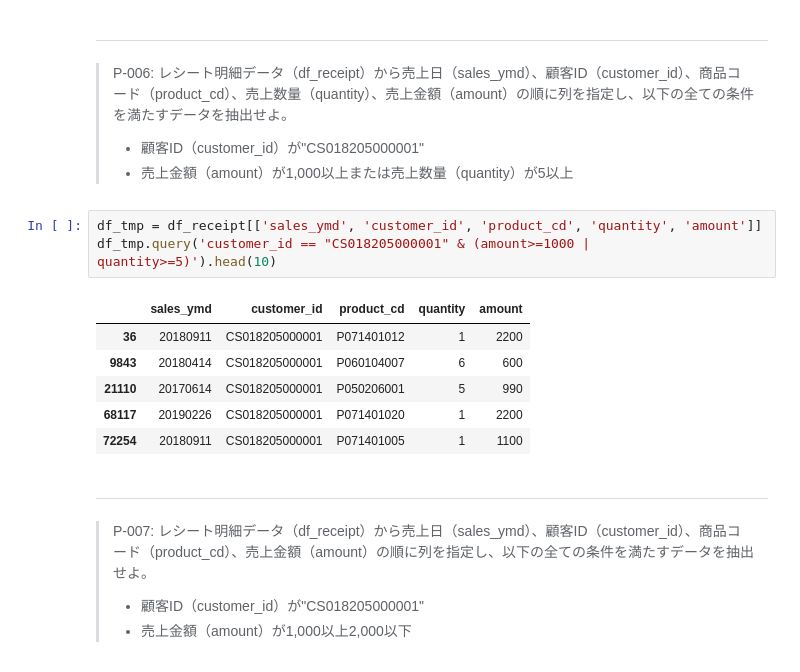
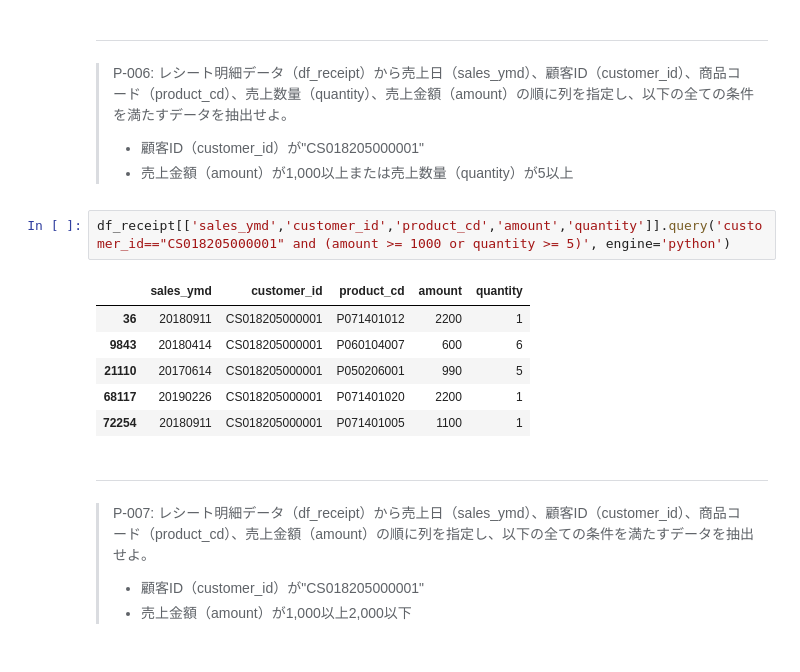
Before and after one commit to palakpaneerer/100knocks-preprocess, a Jupyter notebook: docker/work/preprocess_knock_Python.ipynb, the cells around one changed output. Cells and saved outputs as stored; diff of their text form.

```diff
--- a/docker/work/preprocess_knock_Python.ipynb
+++ b/docker/work/preprocess_knock_Python.ipynb
@@ -161,15 +161,14 @@ df_tmp.query('customer_id == "CS018205000001" & amount >= 1000')
 > - 顧客ID（customer_id）が"CS018205000001"
 > - 売上金額（amount）が1,000以上または売上数量（quantity）が5以上
 # %%
-df_tmp = df_receipt[['sales_ymd', 'customer_id', 'product_cd', 'quantity', 'amount']]
-df_tmp.query('customer_id == "CS018205000001" & (amount>=1000 | quantity>=5)').head(10)
+df_receipt[['sales_ymd','customer_id','product_cd','amount','quantity']].query('customer_id=="CS018205000001" and (amount >= 1000 or quantity >= 5)', engine='python')
 # %% [output]
-|  | sales_ymd | customer_id | product_cd | quantity | amount |
-| 36 | 20180911 | CS018205000001 | P071401012 | 1 | 2200 |
-| 9843 | 20180414 | CS018205000001 | P060104007 | 6 | 600 |
-| 21110 | 20170614 | CS018205000001 | P050206001 | 5 | 990 |
-| 68117 | 20190226 | CS018205000001 | P071401020 | 1 | 2200 |
-| 72254 | 20180911 | CS018205000001 | P071401005 | 1 | 1100 |
+|  | sales_ymd | customer_id | product_cd | amount | quantity |
+| 36 | 20180911 | CS018205000001 | P071401012 | 2200 | 1 |
+| 9843 | 20180414 | CS018205000001 | P060104007 | 600 | 6 |
+| 21110 | 20170614 | CS018205000001 | P050206001 | 990 | 5 |
+| 68117 | 20190226 | CS018205000001 | P071401020 | 2200 | 1 |
+| 72254 | 20180911 | CS018205000001 | P071401005 | 1100 | 1 |
 # %% [markdown]
 ---
 > P-007: レシート明細データ（df_receipt）から売上日（sales_ymd）、顧客ID（customer_id）、商品コード（product_cd）、売上金額（amount）の順に列を指定し、以下の全ての条件を満たすデータを抽出せよ。
```
Also changed, not shown: parts of 55 cells of this notebook, 1 other file.
